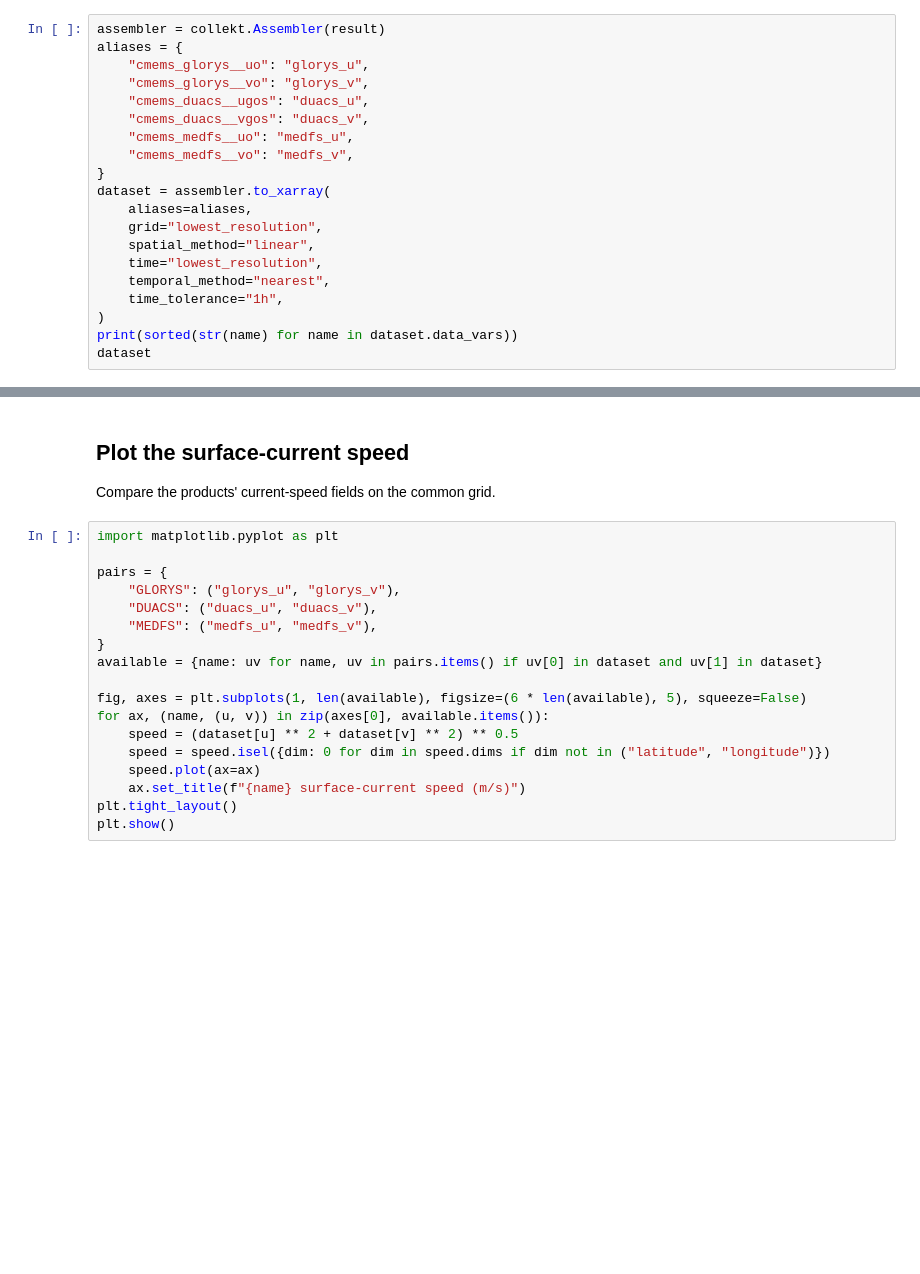
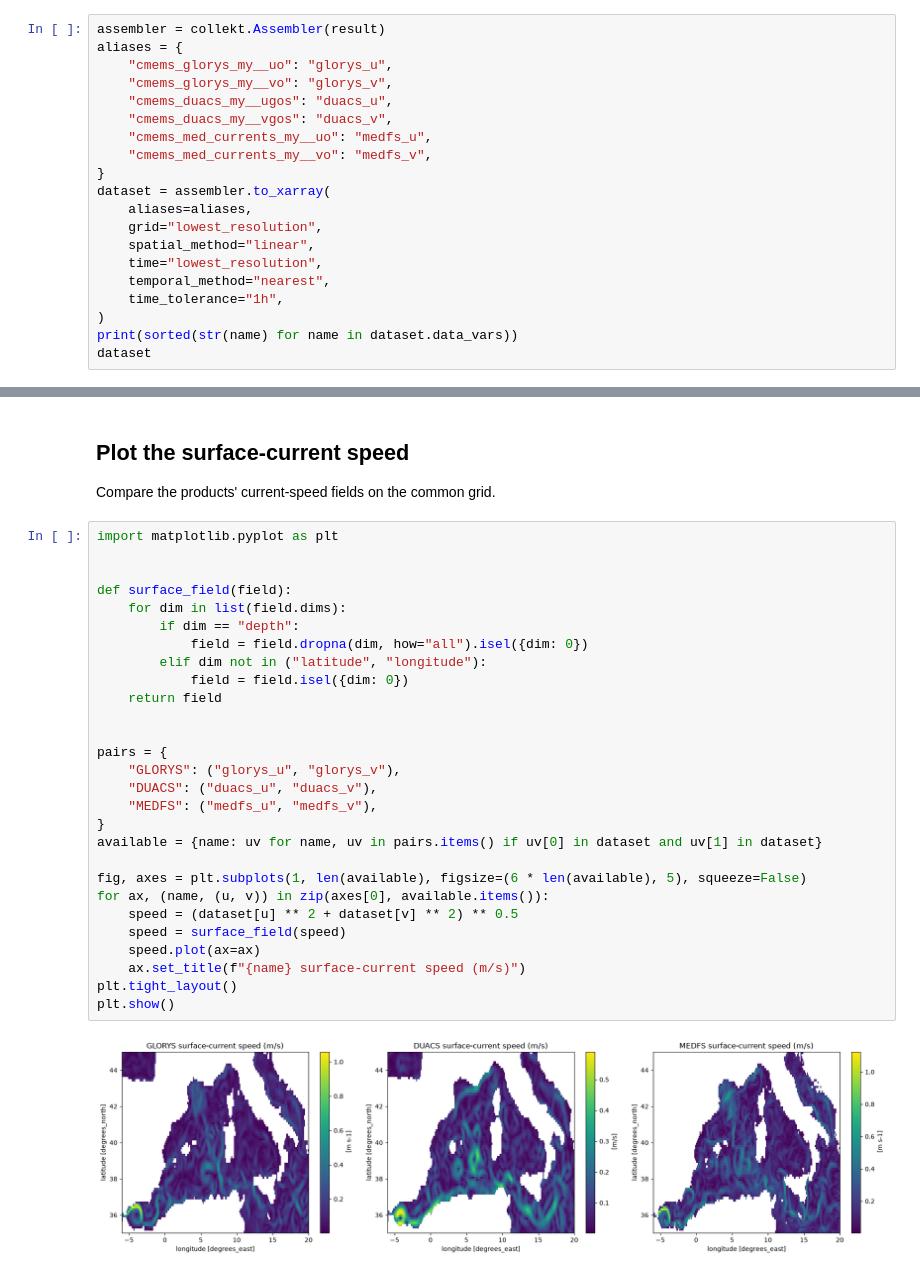
Before and after one commit to ai4copsec/collekt, a Jupyter notebook: notebooks/01_westmed_cmems.ipynb, the cells around one changed output, grey strips where cells are left out. Saved outputs shown, nothing was run; the diff lists cells and outputs as text; blank space fills up the shorter version.

```diff
--- a/notebooks/01_westmed_cmems.ipynb
+++ b/notebooks/01_westmed_cmems.ipynb
@@ -124,12 +166,12 @@ source-prefixed (for example `cmems_glorys__uo`) unless aliased.
 # %%
 assembler = collekt.Assembler(result)
 aliases = {
-    "cmems_glorys__uo": "glorys_u",
-    "cmems_glorys__vo": "glorys_v",
-    "cmems_duacs__ugos": "duacs_u",
-    "cmems_duacs__vgos": "duacs_v",
-    "cmems_medfs__uo": "medfs_u",
-    "cmems_medfs__vo": "medfs_v",
+    "cmems_glorys_my__uo": "glorys_u",
+    "cmems_glorys_my__vo": "glorys_v",
+    "cmems_duacs_my__ugos": "duacs_u",
+    "cmems_duacs_my__vgos": "duacs_v",
+    "cmems_med_currents_my__uo": "medfs_u",
+    "cmems_med_currents_my__vo": "medfs_v",
 }
 dataset = assembler.to_xarray(
     aliases=aliases,
@@ -147,19 +208,31 @@ dataset
 Compare the products' current-speed fields on the common grid.
 # %%
 import matplotlib.pyplot as plt
+
+
+def surface_field(field):
+    for dim in list(field.dims):
+        if dim == "depth":
+            field = field.dropna(dim, how="all").isel({dim: 0})
+        elif dim not in ("latitude", "longitude"):
+            field = field.isel({dim: 0})
+    return field
+
 
 pairs = {
     "GLORYS": ("glorys_u", "glorys_v"),
     "DUACS": ("duacs_u", "duacs_v"),
     "MEDFS": ("medfs_u", "medfs_v"),
 }
 available = {name: uv for name, uv in pairs.items() if uv[0] in dataset and uv[1] in dataset}
 
 fig, axes = plt.subplots(1, len(available), figsize=(6 * len(available), 5), squeeze=False)
 for ax, (name, (u, v)) in zip(axes[0], available.items()):
     speed = (dataset[u] ** 2 + dataset[v] ** 2) ** 0.5
-    speed = speed.isel({dim: 0 for dim in speed.dims if dim not in ("latitude", "longitude")})
+    speed = surface_field(speed)
     speed.plot(ax=ax)
     ax.set_title(f"{name} surface-current speed (m/s)")
 plt.tight_layout()
 plt.show()
+# %% [output]
+[figure, added]
```
Also changed, not shown: parts of 9 cells of this notebook, 9 other files.
